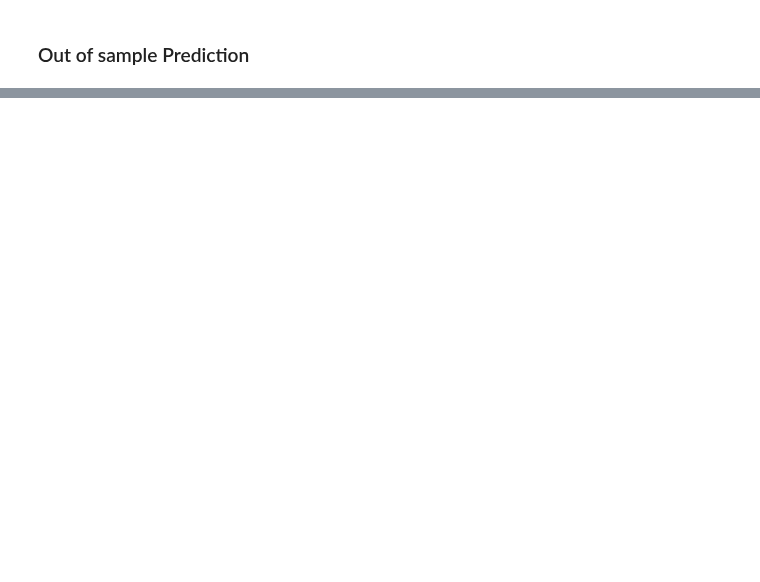
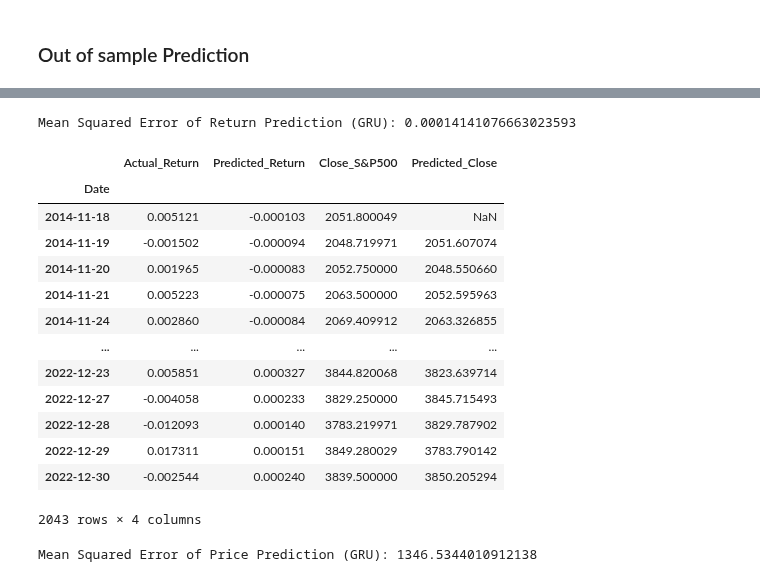
Before and after one commit to juliusd01/Deep_Learning, a Jupyter notebook: Research/Forecasting_Stocks/Sign_Forecasting/sign-prediction-model/LSTM_Sign_Forecast_Selected_Features.ipynb, the cells around one changed output, grey strips where cells are left out. Saved outputs shown, nothing was run; the diff lists cells and outputs as text; code cells hidden in the pictures; blank space fills up the shorter version.

Commit message:
the third model build

```diff
--- a/Research/Forecasting_Stocks/Sign_Forecasting/sign-prediction-model/LSTM_Sign_Forecast_Selected_Features.ipynb
+++ b/Research/Forecasting_Stocks/Sign_Forecasting/sign-prediction-model/LSTM_Sign_Forecast_Selected_Features.ipynb
@@ -267,0 +348,15 @@ Text(0.5, 1.0, 'Predicted Probability of Positive Return')
+# %%
+y = full_results["Daily_Return_S&P500"]
+X = full_results[["Probability", "GARCH_volatility"]]
+# %%
+# Training and test set split
+training_size = int(0.8 * len(full_results))
+X_train = X[:training_size]
+y_train = y[:training_size]
+X_test = X[training_size:]
+y_test = y[training_size:]
+
+# transform to tensors
+X_train_t = torch.tensor(X_train.values, dtype=torch.float32).unsqueeze(1)
+y_train_t = torch.tensor(y_train.values.reshape(-1, 1), dtype=torch.float32)
+X_test_t = torch.tensor(X_test.values, dtype=torch.float32).unsqueeze(1)
@@ -267,0 +386,11 @@ Text(0.5, 1.0, 'Predicted Probability of Positive Return')
+# %%
+model.train()
+for epoch in range(num_epochs+1):
+    for X_batch, y_batch in train_loader:
+        optimizer.zero_grad()
+        y_pred = model(X_batch)
+        loss = criterion(y_pred, y_batch)
+        loss.backward()
+        optimizer.step()
+    if epoch % 10 == 0:
+        print(f"Epoch {epoch}: loss = {loss.item():.6f}")
@@ -267,0 +402,38 @@ Text(0.5, 1.0, 'Predicted Probability of Positive Return')
+# %%
+model.eval()
+with torch.no_grad():
+    y_pred_test = model(X_test_t).squeeze().numpy()
+return_results = pd.DataFrame({
+    'Actual_Return': y_test,
+    'Predicted_Return': y_pred_test
+})
+
+mse = mean_squared_error(return_results['Actual_Return'], return_results['Predicted_Return'])
+print("Mean Squared Error of Return Prediction (GRU):", mse)
+# %% [output]
+Mean Squared Error of Return Prediction (GRU): 0.00014141076663023593
+# %%
+return_results['Close_S&P500'] = full_results['Close_S&P500'].iloc[training_size:].values
+return_results["Predicted_Close"] = np.exp(np.log(return_results['Close_S&P500'].shift(1)) + return_results['Predicted_Return'])
+return_results
+# %% [output]
+|  | Actual_Return | Predicted_Return | Close_S&P500 | Predicted_Close |
+| Date |  |  |  |  |
+| 2014-11-18 | 0.005121 | -0.000103 | 2051.800049 | NaN |
+| 2014-11-19 | -0.001502 | -0.000094 | 2048.719971 | 2051.607074 |
+| 2014-11-20 | 0.001965 | -0.000083 | 2052.750000 | 2048.550660 |
+| 2014-11-21 | 0.005223 | -0.000075 | 2063.500000 | 2052.595963 |
+| 2014-11-24 | 0.002860 | -0.000084 | 2069.409912 | 2063.326855 |
+| ... | ... | ... | ... | ... |
+| 2022-12-23 | 0.005851 | 0.000327 | 3844.820068 | 3823.639714 |
+| 2022-12-27 | -0.004058 | 0.000233 | 3829.250000 | 3845.715493 |
+| 2022-12-28 | -0.012093 | 0.000140 | 3783.219971 | 3829.787902 |
+| 2022-12-29 | 0.017311 | 0.000151 | 3849.280029 | 3783.790142 |
+| 2022-12-30 | -0.002544 | 0.000240 | 3839.500000 | 3850.205294 |
+2043 rows × 4 columns
+# %%
+return_results.dropna(inplace=True)
+mse_price = mean_squared_error(return_results['Close_S&P500'], return_results['Predicted_Close'])
+print("Mean Squared Error of Price Prediction (GRU):", mse_price)
+# %% [output]
+Mean Squared Error of Price Prediction (GRU): 1346.5344010912138
```
Also changed, not shown: parts of 17 cells of this notebook.
